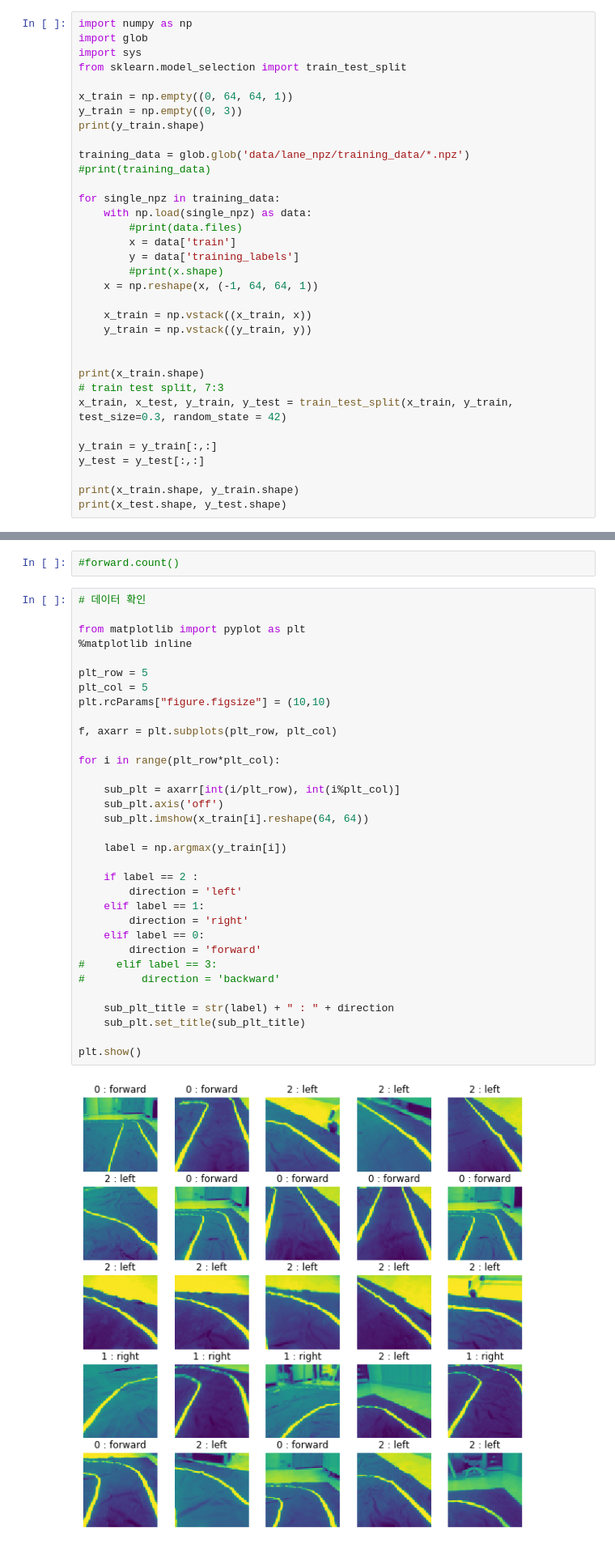
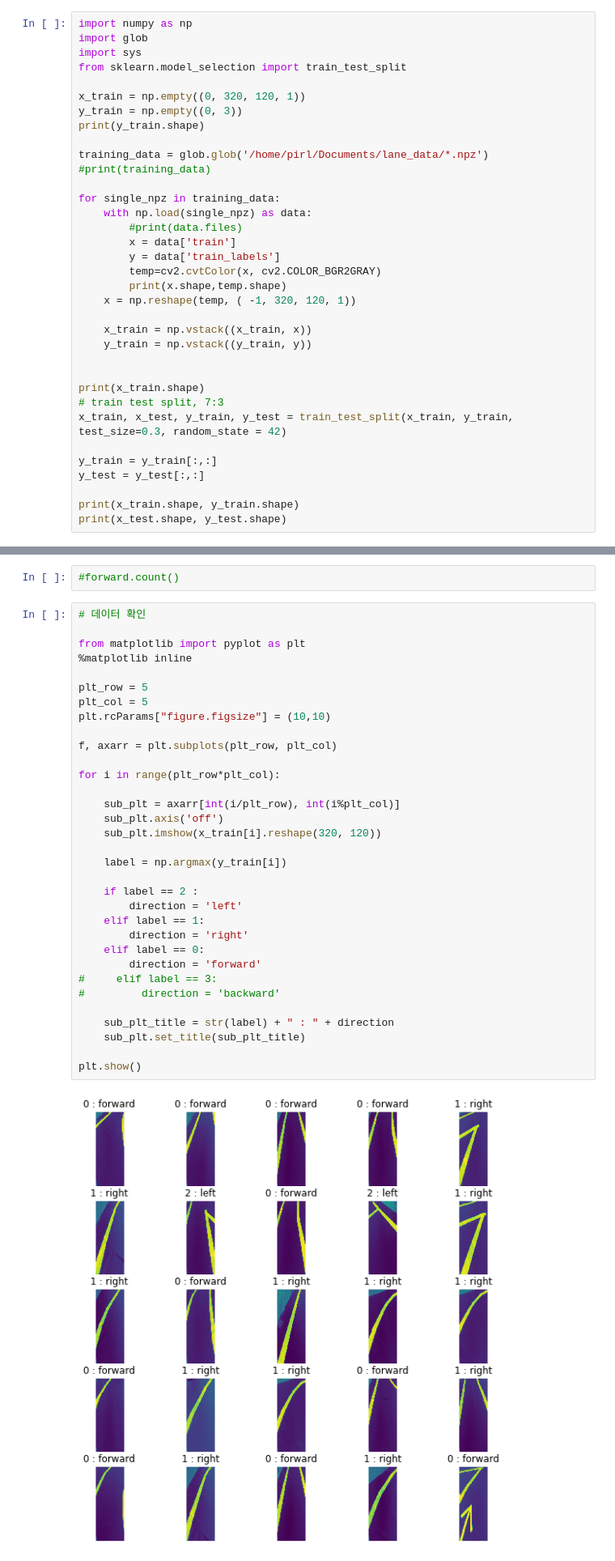
Before and after one commit to A1-PONATA/Hayoung, a Jupyter notebook: lane_model_test/posla_model.ipynb, the cells around one changed output, grey strips where cells are left out. Shown: that part at 81% size. Cells and saved outputs as stored; diff of their text form.

```diff
--- a/lane_model_test/posla_model.ipynb
+++ b/lane_model_test/posla_model.ipynb
@@ -22,20 +26,21 @@ import glob
 import sys
 from sklearn.model_selection import train_test_split
 
-x_train = np.empty((0, 64, 64, 1))
+x_train = np.empty((0, 320, 120, 1))
 y_train = np.empty((0, 3))
 print(y_train.shape)
 
-training_data = glob.glob('data/lane_npz/training_data/*.npz')
+training_data = glob.glob('/home/pirl/Documents/lane_data/*.npz')
 #print(training_data)
 
 for single_npz in training_data:
     with np.load(single_npz) as data:
         #print(data.files)
         x = data['train']
-        y = data['training_labels']
-        #print(x.shape)
-    x = np.reshape(x, (-1, 64, 64, 1))
+        y = data['train_labels']
+        temp=cv2.cvtColor(x, cv2.COLOR_BGR2GRAY)
+        print(x.shape,temp.shape)
+    x = np.reshape(temp, ( -1, 320, 120, 1))
 
     x_train = np.vstack((x_train, x))
     y_train = np.vstack((y_train, y))
@@ -81,35 +99,35 @@ print(x_test.shape, y_test.shape)
 from matplotlib import pyplot as plt
 %matplotlib inline
 
 plt_row = 5
 plt_col = 5
 plt.rcParams["figure.figsize"] = (10,10)
 
 f, axarr = plt.subplots(plt_row, plt_col)
 
 for i in range(plt_row*plt_col):
 
     sub_plt = axarr[int(i/plt_row), int(i%plt_col)]
     sub_plt.axis('off')
-    sub_plt.imshow(x_train[i].reshape(64, 64))
+    sub_plt.imshow(x_train[i].reshape(320, 120))
 
     label = np.argmax(y_train[i])
 
     if label == 2 :
         direction = 'left'
     elif label == 1:
         direction = 'right'
     elif label == 0:
         direction = 'forward'
 #     elif label == 3:
 #         direction = 'backward'
 
     sub_plt_title = str(label) + " : " + direction
     sub_plt.set_title(sub_plt_title)
 
 plt.show()
 # %% [output]
-[figure, old version]
+[figure, new version]
 # %% [markdown]
 # 3. 모델 생성
 # %%
```
Also changed, not shown: parts of 18 cells of this notebook, 5 other files.
